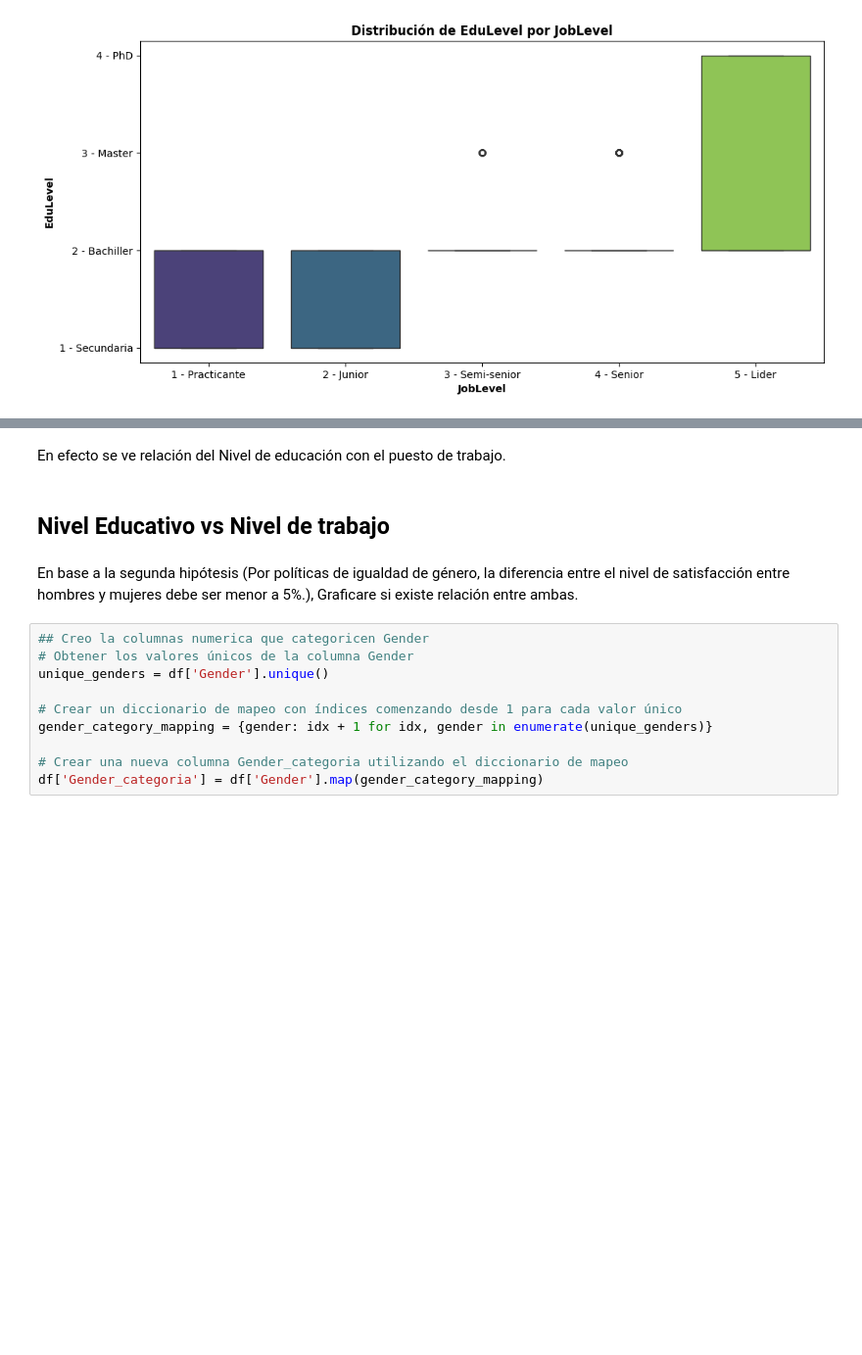
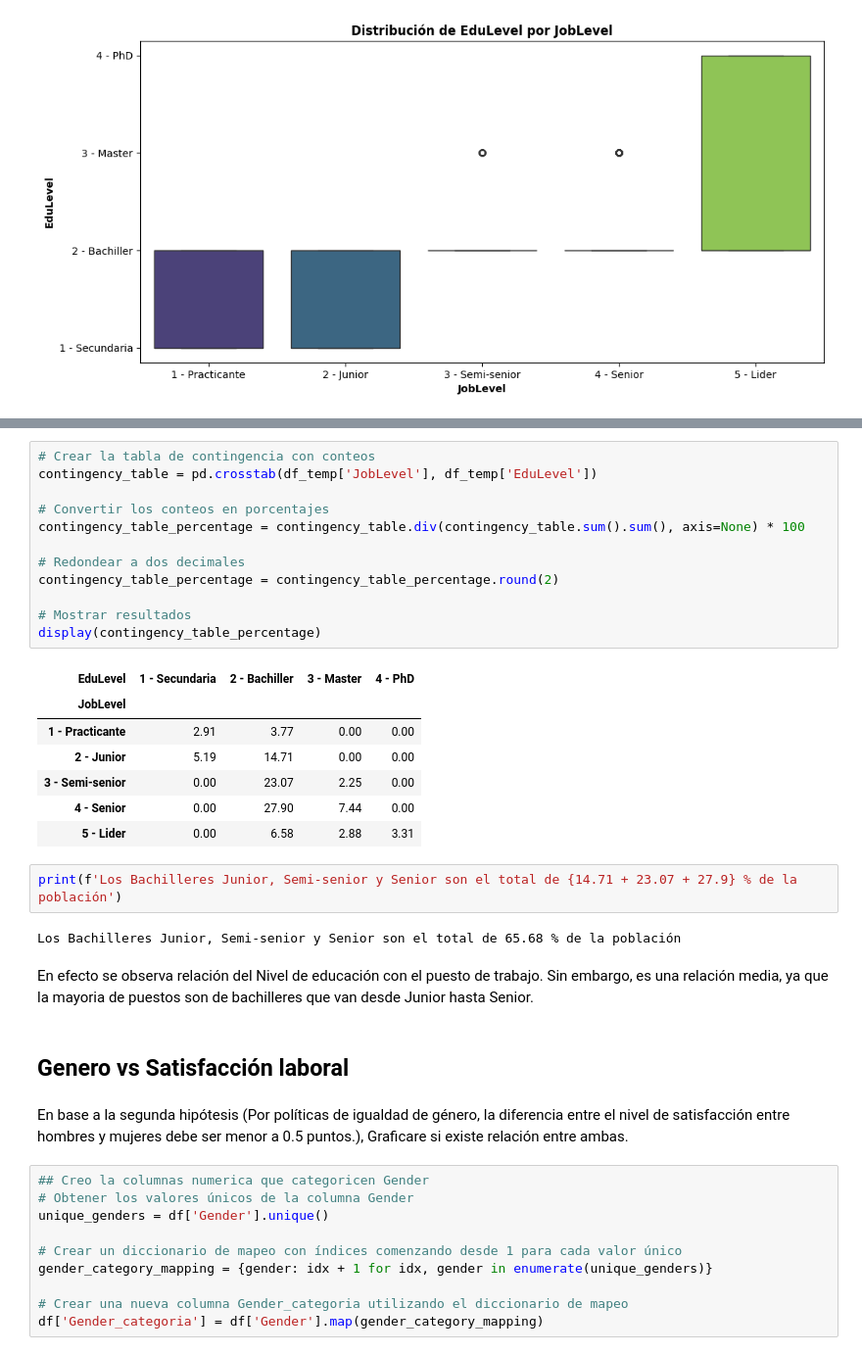
Before and after one commit to JoseChirif/Estudios-y-empleabilidad-Encuesta-kaggle, a Jupyter notebook: Estudios y empleabilidad.ipynb, the cells around one changed output, grey strips where cells are left out. Shown: that part at 98% size. Cells and saved outputs as stored; diff of their text form; blank space fills up the shorter version.

```diff
--- a/Estudios y empleabilidad.ipynb
+++ b/Estudios y empleabilidad.ipynb
@@ -275,9 +315,33 @@ Passing `palette` without assigning `hue` is deprecated and will be removed in v
+# %%
+# Crear la tabla de contingencia con conteos
+contingency_table = pd.crosstab(df_temp['JobLevel'], df_temp['EduLevel'])
+
+# Convertir los conteos en porcentajes
+contingency_table_percentage = contingency_table.div(contingency_table.sum().sum(), axis=None) * 100
+
+# Redondear a dos decimales
+contingency_table_percentage = contingency_table_percentage.round(2)
+
+# Mostrar resultados
+display(contingency_table_percentage)
+# %% [output]
+| EduLevel | 1 - Secundaria | 2 - Bachiller | 3 - Master | 4 - PhD |
+| JobLevel |  |  |  |  |
+| 1 - Practicante | 2.91 | 3.77 | 0.00 | 0.00 |
+| 2 - Junior | 5.19 | 14.71 | 0.00 | 0.00 |
+| 3 - Semi-senior | 0.00 | 23.07 | 2.25 | 0.00 |
+| 4 - Senior | 0.00 | 27.90 | 7.44 | 0.00 |
+| 5 - Lider | 0.00 | 6.58 | 2.88 | 3.31 |
+# %%
+print(f'Los Bachilleres Junior, Semi-senior y Senior son el total de {14.71 + 23.07 + 27.9} % de la población')
+# %% [output]
+Los Bachilleres Junior, Semi-senior y Senior son el total de 65.68 % de la población
 # %% [markdown]
-En efecto se ve relación del Nivel de educación con el puesto de trabajo.
+En efecto se observa relación del Nivel de educación con el puesto de trabajo. Sin embargo, es una relación media, ya que la mayoria de puestos son de bachilleres que van desde Junior hasta Senior.
-# %% [markdown]
-## Nivel Educativo vs Nivel de trabajo
+# %% [markdown]
+## Genero vs Satisfacción laboral
 # %% [markdown]
-En base a la segunda hipótesis (Por políticas de igualdad de género, la diferencia entre el nivel de satisfacción entre hombres y mujeres debe ser menor a 5%.), Graficare si existe relación entre ambas.
+En base a la segunda hipótesis (Por políticas de igualdad de género, la diferencia entre el nivel de satisfacción entre hombres y mujeres debe ser menor a 0.5 puntos.), Graficare si existe relación entre ambas.
 # %%
 ## Creo la columnas numerica que categoricen Gender
 # Obtener los valores únicos de la columna Gender
```
Also changed, not shown: parts of 8 cells of this notebook, 2 other files.
